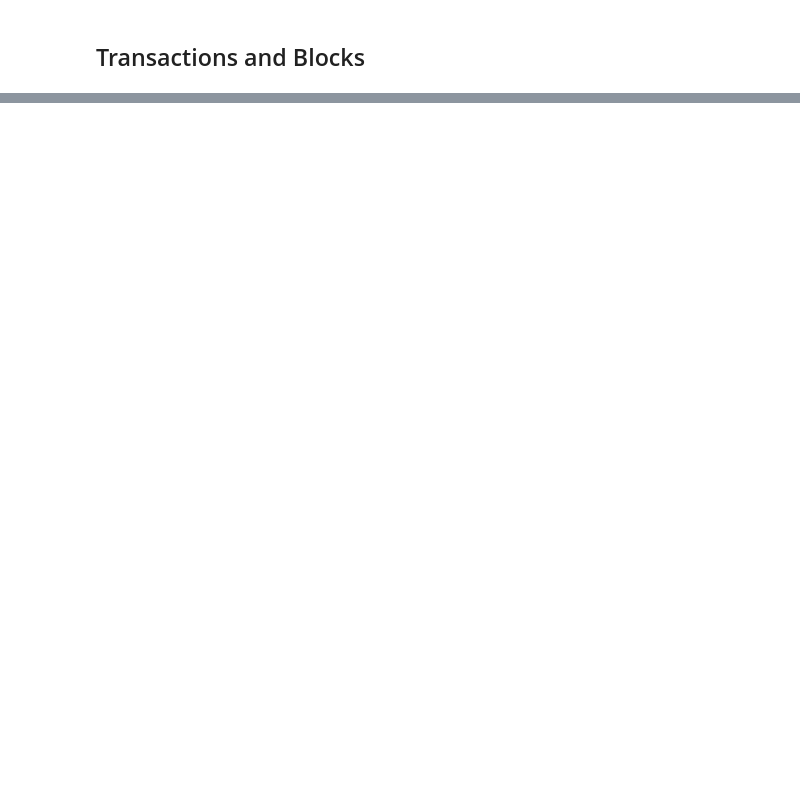
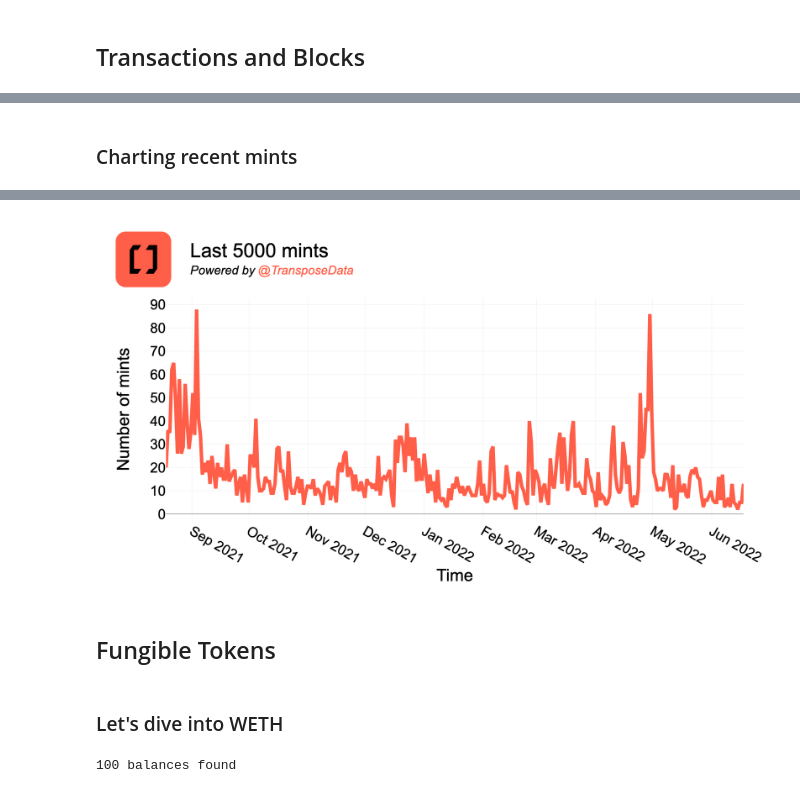
Before and after one commit to longtailfinancial/transpose-atoms, a Jupyter notebook: Transpose Demo.ipynb, the cells around one changed output, grey strips where cells are left out. Drawn from its saved outputs; the diff is of its cells as text; code cells hidden in the pictures; blank space fills up the shorter version.

```diff
--- a/Transpose Demo.ipynb
+++ b/Transpose Demo.ipynb
@@ -21,0 +280,37 @@ AttributeError: 'Transpose' object has no attribute 'api_key'
+# %% [markdown]
+### Charting recent mints
+# %%
+import pandas as pd
+from IPython.display import Image
+from transpose.extras import Plot
+import time
+
+t0 = time.time()
+crypto_kitties_address = '0x06012c8cf97BEaD5deAe237070F9587f8E7A266d'
+
+bulk_transfers = api.bulk_request(api.nft.transfers_by_contract_address(crypto_kitties_address, transfer_category='mint', limit=500, order='desc'), 20, 5000)
+print("{} mints retrieved".format(len(bulk_transfers)))
+
+# Aggregate by day
+counts = {}
+for transfer in bulk_transfers:
+    if transfer.timestamp[:10] in counts.keys():
+        counts[transfer.timestamp[:10]] += 1
+    else:
+        counts[transfer.timestamp[:10]] = 1
+counts_list = [counts[x] for x in counts.keys()]
+x = pd.date_range(bulk_transfers[0].timestamp, bulk_transfers[-1].timestamp, periods=len(counts_list))
+
+# Set up chart
+chart = Plot(title="Last 5000 mints")
+chart.add_data({
+    'x': x,
+    'y': counts_list,
+    'y_axis': "Number of mints",
+    'x_axis': "Time"
+})
+
+print("Took {}s".format(str(time.time() - t0)))
+chart.render(path='/Users/mcalvey/Documents/transpose/code.nosync/live-demo/img/transfers.png', format='png')
+Image(filename='/Users/mcalvey/Documents/transpose/code.nosync/live-demo/img/transfers.png')
+# %% [output]
@@ -21,0 +319,13 @@ AttributeError: 'Transpose' object has no attribute 'api_key'
+[figure, added]
+# %% [markdown]
+## Fungible Tokens
+# %% [markdown]
+### Let's dive into WETH
+# %%
+# Let's pull top weth holders
+weth_address = "0xC02aaA39b223FE8D0A0e5C4F27eAD9083C756Cc2"
+top_holders = api.token.owners_by_contract_address(weth_address, limit=100)
+balances = [x.balance for x in top_holders]
+print("{} balances found".format(len(balances)))
+# %% [output]
+100 balances found
```
Also changed, not shown: parts of 35 cells of this notebook.
